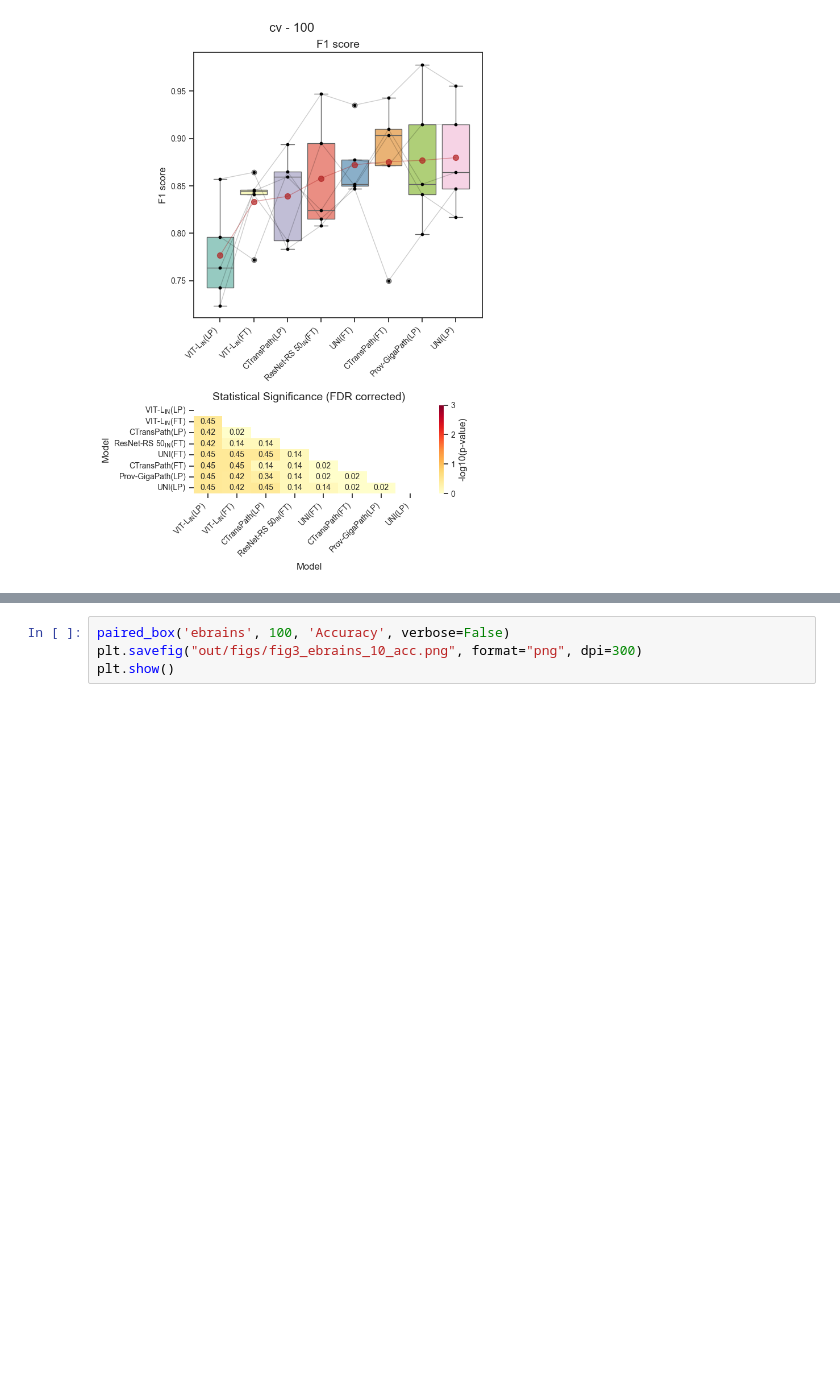
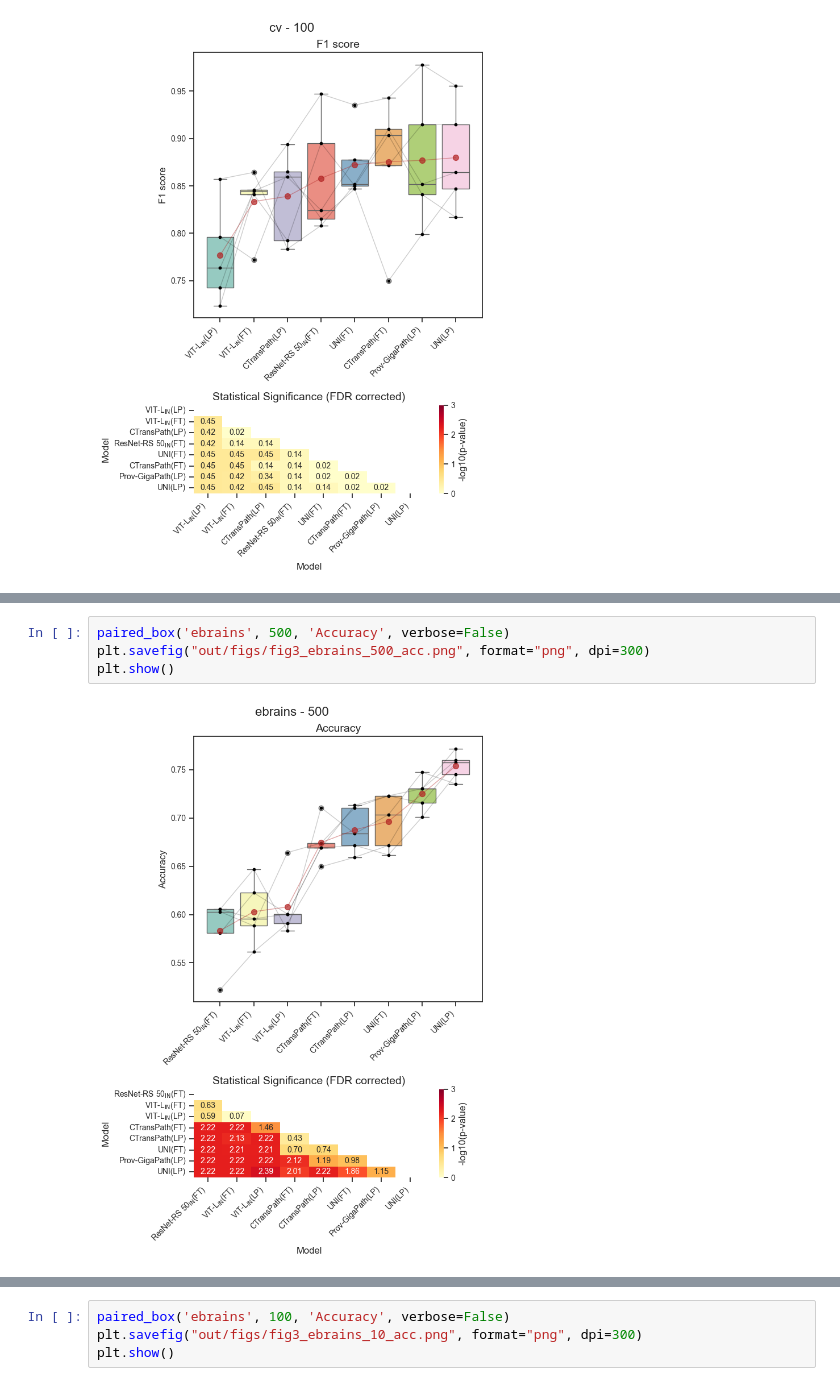
Before and after one commit to endaaman/bt, a Jupyter notebook: notes/note_metrics.ipynb, the cells around one changed output, grey strips where cells are left out. Saved outputs shown, nothing was run; the diff lists cells and outputs as text; blank space fills up the shorter version.

```diff
--- a/notes/note_metrics.ipynb
+++ b/notes/note_metrics.ipynb
@@ -215,0 +222,6 @@ plt.show()
+# %%
+paired_box('ebrains', 500, 'Accuracy', verbose=False)
+plt.savefig("out/figs/fig3_ebrains_500_acc.png", format="png", dpi=300)
+plt.show()
+# %% [output]
+[figure, added]
```
Also changed, not shown: parts of 5 cells of this notebook, 4 other files.
